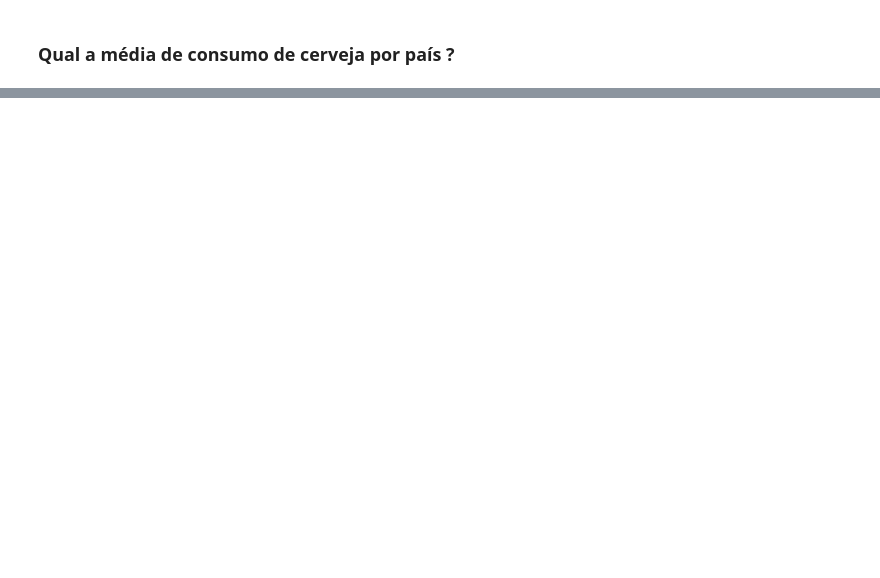
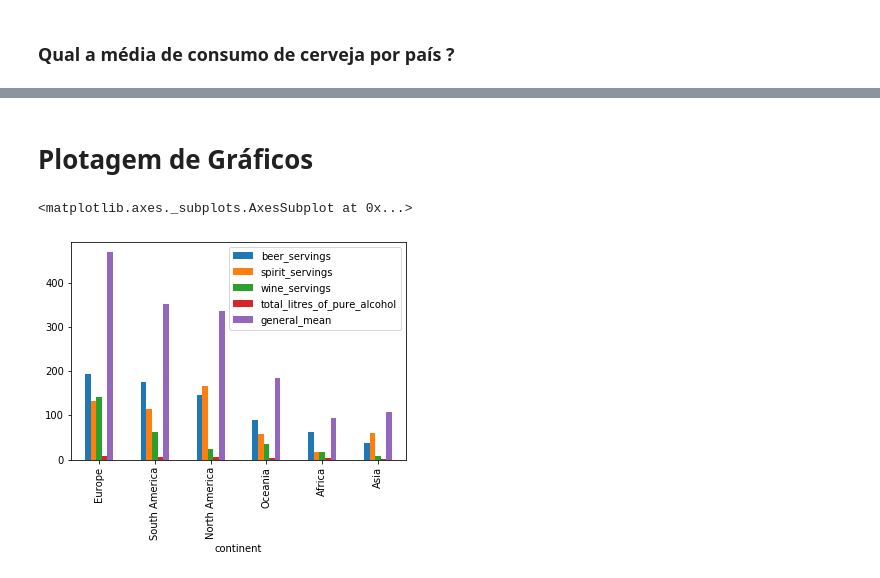
Before and after one commit to diegopmayer/python, a Jupyter notebook: pandas/data-manipulation-pandas.ipynb, the cells around one changed output, grey strips where cells are left out. Drawn from its saved outputs; the diff is of its cells as text; code cells hidden in the pictures; blank space fills up the shorter version.

Commit message:
groupby

```diff
--- a/pandas/data-manipulation-pandas.ipynb
+++ b/pandas/data-manipulation-pandas.ipynb
@@ -720,0 +751,4 @@ df_beer_country.shape
+# %%
+mean_all_drinks = drinks.groupby(['continent']).mean().sort_values(by='beer_servings', ascending=False)
+# %%
+mean_all_drinks['general_mean'] = mean_all_drinks.beer_servings + mean_all_drinks.spirit_servings + mean_all_drinks.wine_servings
@@ -720,0 +766,2 @@ df_beer_country.shape
+# %% [markdown]
+# Plotagem de Gráficos
@@ -720,0 +770,5 @@ df_beer_country.shape
+# %%
+mean_all_drinks.plot(kind='bar')
+# %% [output]
+<matplotlib.axes._subplots.AxesSubplot at 0x...>
+[figure, added]
```
Also changed, not shown: parts of 22 cells of this notebook.
